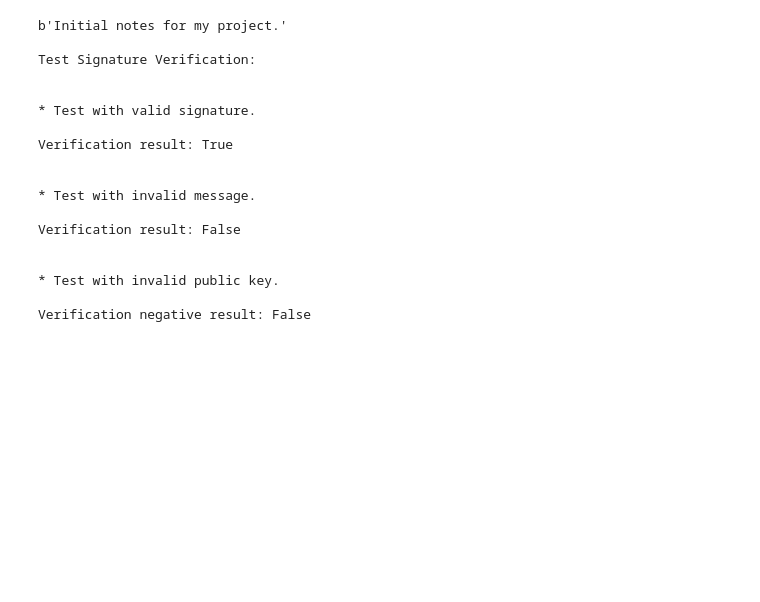
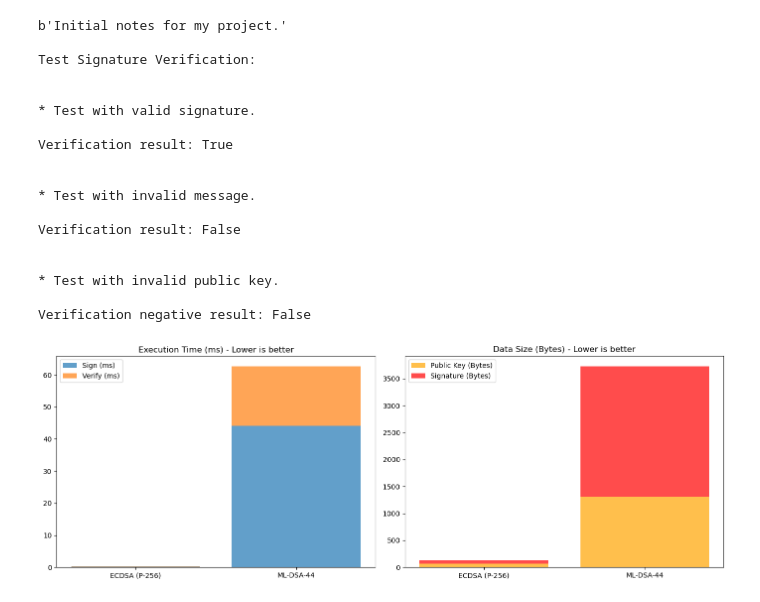
Before and after one commit to liliIvanova/SoftUniCources, a Jupyter notebook: Math_Concepts_for_Developers/Project/ML-DSA_Project.ipynb, the cells around one changed output. Saved outputs shown, nothing was run; the diff lists cells and outputs as text; code cells hidden in the pictures; blank space fills up the shorter version.

Commit message:
Update ML-DSA_Project.ipynb
Added comparison code for ml-dsa vs ecdsa.

```diff
--- a/Math_Concepts_for_Developers/Project/ML-DSA_Project.ipynb
+++ b/Math_Concepts_for_Developers/Project/ML-DSA_Project.ipynb
@@ -163,0 +215,28 @@ Verification negative result: False
+# %%
+# Run and Plot
+message = b"Performance comparison of ECDSA vs ML-DSA!"
+data = compare_ecdsa_vs_mldsa(message)
+labels = list(data.keys())
+
+fig, axs = plt.subplots(1, 2, figsize=(14, 5))
+
+# Plot Timing (ms)
+sign_times = [data[l]["sign_time"] for l in labels]
+verify_times = [data[l]["verify_time"] for l in labels]
+axs[0].bar(labels, sign_times, label="Sign (ms)", alpha=0.7)
+axs[0].bar(labels, verify_times, bottom=sign_times, label="Verify (ms)", alpha=0.7)
+axs[0].set_title("Execution Time (ms) - Lower is better")
+axs[0].legend()
+
+# Plot Sizes (Bytes)
+pk_sizes = [data[l]["pk_size"] for l in labels]
+sig_sizes = [data[l]["sig_size"] for l in labels]
+axs[1].bar(labels, pk_sizes, label="Public Key (Bytes)", color='orange', alpha=0.7)
+axs[1].bar(labels, sig_sizes, bottom=pk_sizes, label="Signature (Bytes)", color='red', alpha=0.7)
+axs[1].set_title("Data Size (Bytes) - Lower is better")
+axs[1].legend()
+
+plt.tight_layout()
+plt.show()
+# %% [output]
+[figure, added]
```
Also changed, not shown: parts of 4 cells of this notebook.
